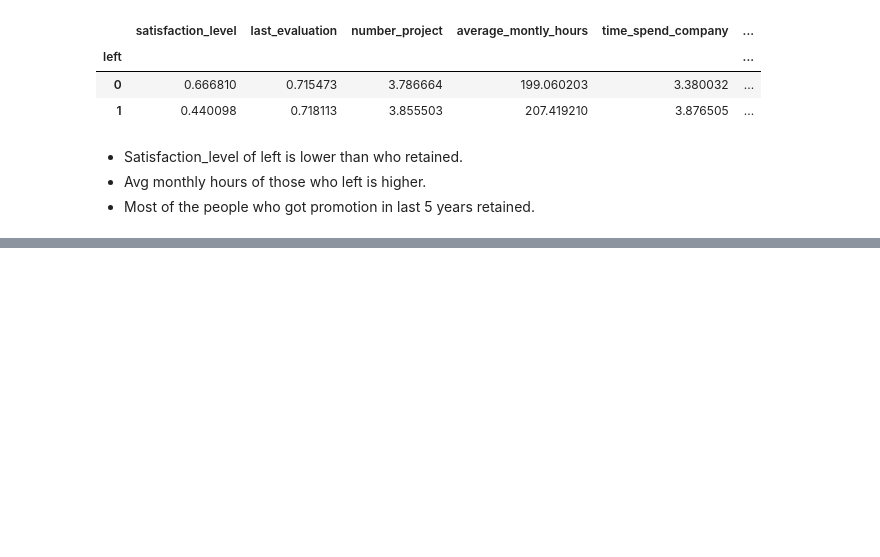
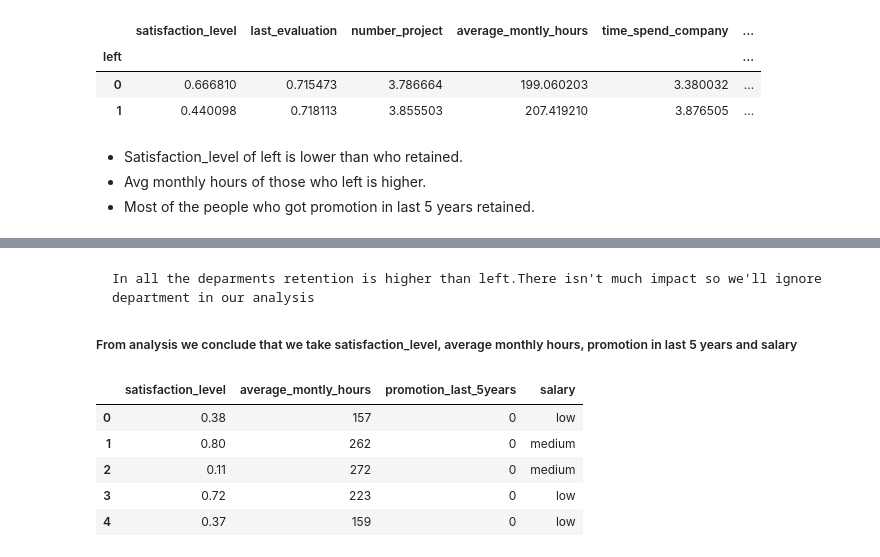
Before and after one commit to Saakethjayarama/ML-codebasics, a Jupyter notebook: 12. Logistic Regression Example.ipynb, the cells around one changed output, grey strips where cells are left out. Cells and saved outputs as stored; diff of their text form; code cells hidden in the pictures; blank space fills up the shorter version.

```diff
--- a/12. Logistic Regression Example.ipynb
+++ b/12. Logistic Regression Example.ipynb
@@ -59,0 +72,14 @@ df.groupby('left').mean()
+# %% [markdown]
+    In all the deparments retention is higher than left.There isn't much impact so we'll ignore department in our analysis
+
+##### From analysis we conclude that we take satisfaction_level,  average monthly hours, promotion in last 5 years and salary
+# %%
+subdf = df[['satisfaction_level', 'average_montly_hours', 'promotion_last_5years', 'salary']]
+subdf.head()
+# %% [output]
+|  | satisfaction_level | average_montly_hours | promotion_last_5years | salary |
+| 0 | 0.38 | 157 | 0 | low |
+| 1 | 0.80 | 262 | 0 | medium |
+| 2 | 0.11 | 272 | 0 | medium |
+| 3 | 0.72 | 223 | 0 | low |
+| 4 | 0.37 | 159 | 0 | low |
```
Also changed, not shown: parts of 10 cells of this notebook, 7 other files.
